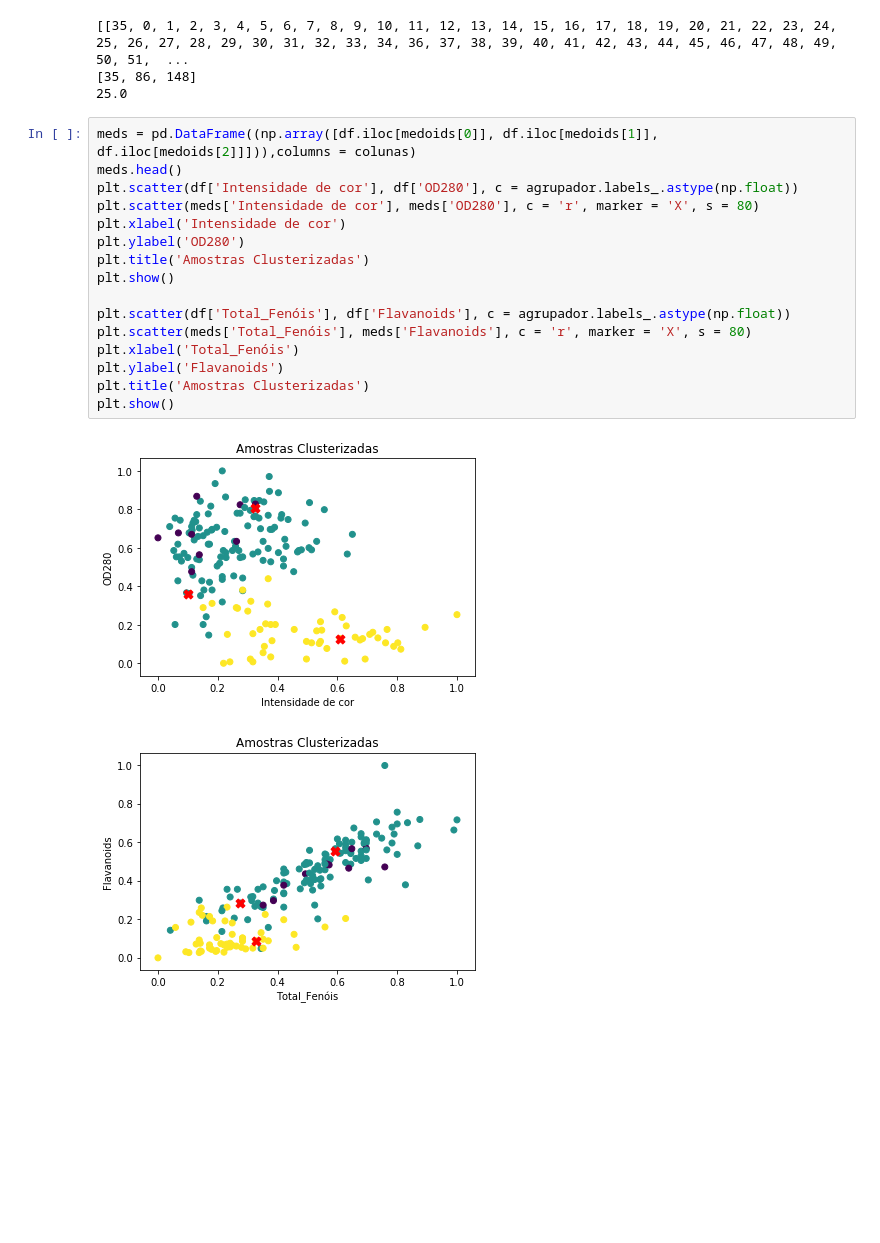
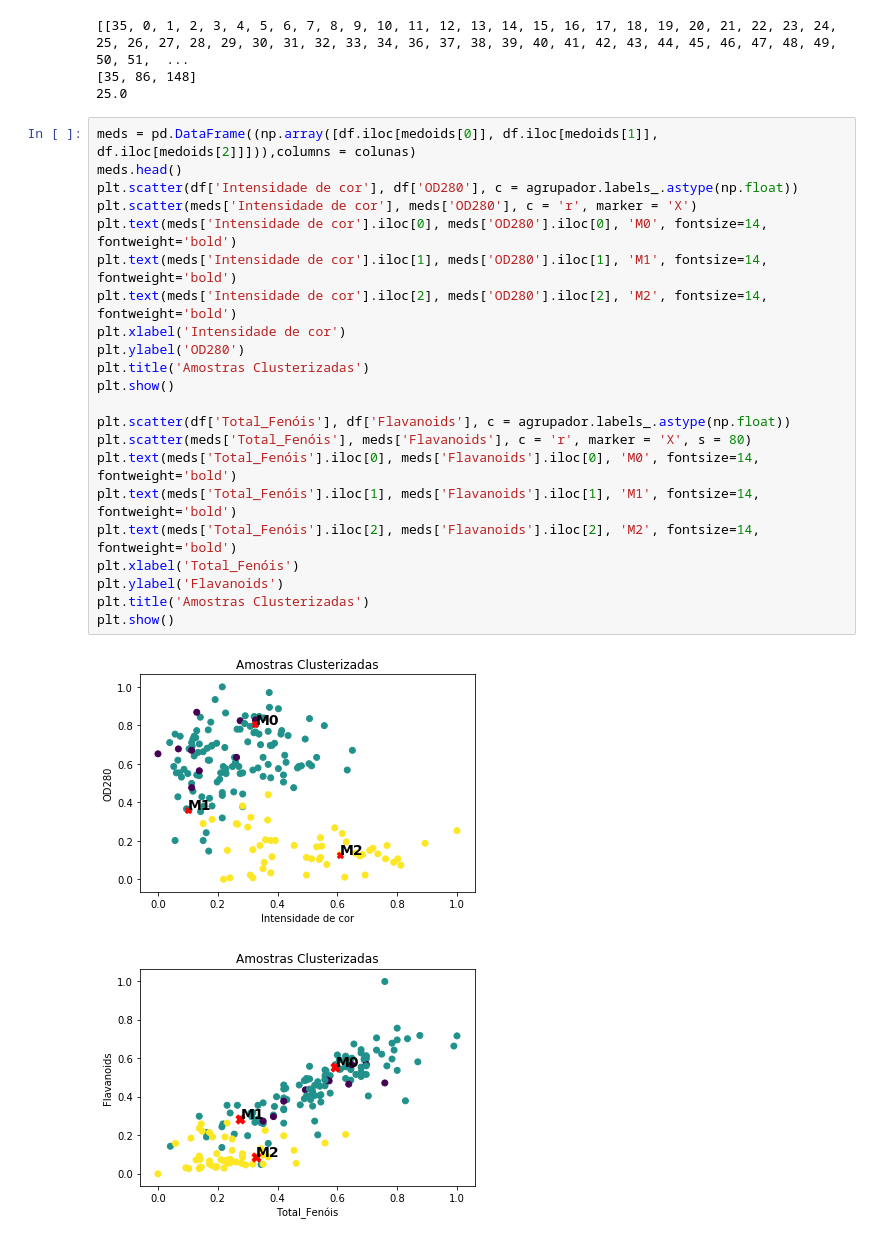
Before and after one commit to GabrielGomesBr/stairway-to-clustering, a Jupyter notebook: Starway to clustering.ipynb, the cells around one changed output. Cells and saved outputs as stored; diff of their text form; blank space fills up the shorter version.

```diff
--- a/Starway to clustering.ipynb
+++ b/Starway to clustering.ipynb
@@ -275,19 +275,25 @@ print(sum(abs(labels_kmedoids - labels_df)))
 # %%
 meds = pd.DataFrame((np.array([df.iloc[medoids[0]], df.iloc[medoids[1]], df.iloc[medoids[2]]])),columns = colunas)
 meds.head()
 plt.scatter(df['Intensidade de cor'], df['OD280'], c = agrupador.labels_.astype(np.float))
-plt.scatter(meds['Intensidade de cor'], meds['OD280'], c = 'r', marker = 'X', s = 80)
+plt.scatter(meds['Intensidade de cor'], meds['OD280'], c = 'r', marker = 'X')
+plt.text(meds['Intensidade de cor'].iloc[0], meds['OD280'].iloc[0], 'M0', fontsize=14, fontweight='bold')
+plt.text(meds['Intensidade de cor'].iloc[1], meds['OD280'].iloc[1], 'M1', fontsize=14, fontweight='bold')
+plt.text(meds['Intensidade de cor'].iloc[2], meds['OD280'].iloc[2], 'M2', fontsize=14, fontweight='bold')
 plt.xlabel('Intensidade de cor')
 plt.ylabel('OD280')
 plt.title('Amostras Clusterizadas')
 plt.show()
 
 plt.scatter(df['Total_Fenóis'], df['Flavanoids'], c = agrupador.labels_.astype(np.float))
 plt.scatter(meds['Total_Fenóis'], meds['Flavanoids'], c = 'r', marker = 'X', s = 80)
+plt.text(meds['Total_Fenóis'].iloc[0], meds['Flavanoids'].iloc[0], 'M0', fontsize=14, fontweight='bold')
+plt.text(meds['Total_Fenóis'].iloc[1], meds['Flavanoids'].iloc[1], 'M1', fontsize=14, fontweight='bold')
+plt.text(meds['Total_Fenóis'].iloc[2], meds['Flavanoids'].iloc[2], 'M2', fontsize=14, fontweight='bold')
 plt.xlabel('Total_Fenóis')
 plt.ylabel('Flavanoids')
 plt.title('Amostras Clusterizadas')
 plt.show()
 # %% [output]
-[figure, old version]
+[figure, new version]
-[figure, old version]
+[figure, new version]
```
